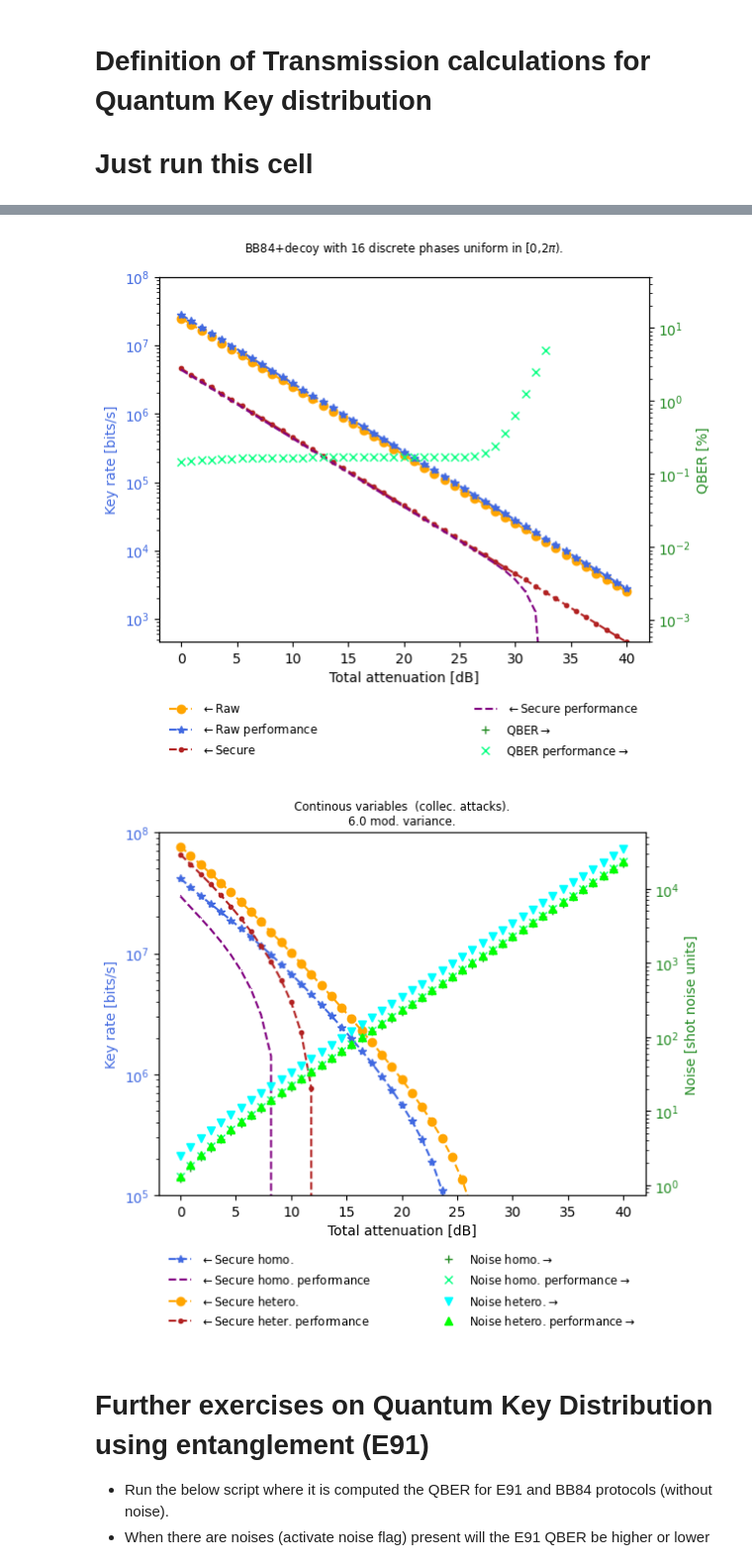
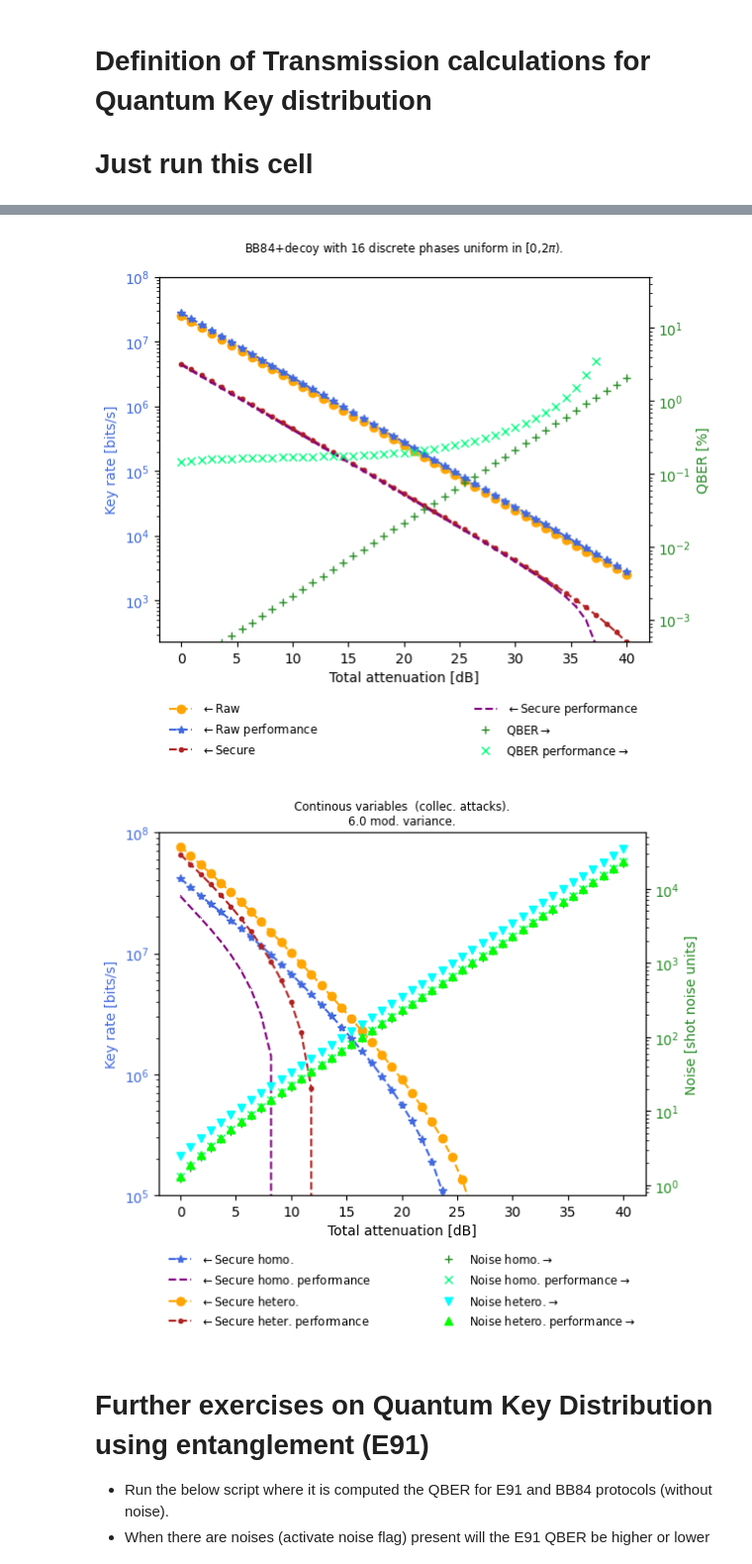
Before and after one commit to marcjofreProf/SeminarQuantumTechnologiesCybersecurity, a Jupyter notebook: SelfStudy - Session3 - KeyBuildingBlocks.ipynb, the cells around one changed output, grey strips where cells are left out. Shown at 99% size. Cells and saved outputs as stored; diff of their text form; code cells hidden in the pictures.

```diff
--- a/SelfStudy - Session3 - KeyBuildingBlocks.ipynb
+++ b/SelfStudy - Session3 - KeyBuildingBlocks.ipynb
@@ -1270,8 +1256,13 @@ AttenuationdBforDistance=np.linspace(0.0,40.0,NumberMeasurementsAlongAttenuation
 
 # Source configuration
 SourcePulseRate=100e6 # Pulses trasmitted per Alice per second
-Wavelength=1550e-9# Fiber: 1550e-9 and attdB=0.2dB/Km, Free-space: 850e-9 and attdB=0.1dB/Km # [m]
-OptPulseDuration=0.01*(1.0/SourcePulseRate)# Duration of the pulse so that the detector gatting is adjusted
+Wavelength=850e-9# Fiber: 1550e-9 and attdB=0.2dB/Km, Free-space: 850e-9 and attdB=0.1dB/Km # [m]
+OptPulseDC=0.2 # Optical pulse DC. 0.0<Optical pulse DC<=1.
+OptPulseDuration=OptPulseDC*(1.0/SourcePulseRate)# Duration of the pulse so that the detector gatting is adjusted
+
+# Detector and system performance
+alphaLink=0.1 #dB/km. 0.1: free space; 0.2 fiber
+SystemDetectorPerformanceArray[5]=alphaLink
 
 # Automatic calculations
 EnergySinglePhoton=Hplank*c0/Wavelength
@@ -1298,8 +1289,8 @@ KeyBitRateLowerBondDiscretePhase=np.zeros((int(NumberMeasurementsAlongAttenuatio
 QBERDiscretePhase=np.zeros((int(NumberMeasurementsAlongAttenuationDistance)),dtype=np.float32)
 for iIterNumberMeasurementsAlongAttenuationDistance in range(0,int(NumberMeasurementsAlongAttenuationDistance),1):
   # Detector and system performance
-  SystemDetectorPerformanceArray[0]=OptPulseDuration*1.0e-5# Y0=Detector darkcount rate per detection window time + stray light that falls in the same wavelength window. 1e-5 # Background yield: detector's dark count rate + other background contributions such as stray light from timing pulses
-  SystemDetectorPerformanceArray[4]=50e-12+AttenuationdBforDistance[iIterNumberMeasurementsAlongAttenuationDistance]*(1.0-OptPulseDuration)*100e-12# [s] # Principally from the single photon detectors. It makes qubits fall in different time slots, hence reducing the raw key rate and increasing the background yield. The lasrger the distance the more jitter introduced.
+  SystemDetectorPerformanceArray[0]=OptPulseDC*1.0e-5# Y0=Detector darkcount rate per detection window time + stray light that falls in the same wavelength window. 1e-5 # Background yield: detector's dark count rate + other background contributions such as stray light from timing pulses
+  SystemDetectorPerformanceArray[4]=50e-12+AttenuationdBforDistance[iIterNumberMeasurementsAlongAttenuationDistance]*(1.0-OptPulseDC)*100e-12# [s] # Principally from the single photon detectors. It makes qubits fall in different time slots, hence reducing the raw key rate and increasing the background yield. The lasrger the distance the more jitter introduced.
   ###############################################################################
   # BB84+decoys state Realistic performance taking into account standard variations and deviations
   [attAux,PrecisionElementsRKRDiscretePhaseAux,PrecisionElementsKeyBitRateLowerBondDiscretePhaseAux,PrecisionElementsQBERDiscretePhaseAux]=PrecisionElementsTransmissionBB84DecoyStateComputeSKRdiscretephase(SourcePulseRate,SinglePhotonSourceAttdB,DecoyStatesRates,DecoyStatesPhotPulse,AttenuationdBforDistance,ConfigurationLaserSource,ConfigurationPulseShaping,ConfigurationPhases,ConfigurationPolarizationSelection,ConfigurationSPlevelAtt,SystemDetectorPerformanceArray,DVQKDprotocol)
@@ -1360,6 +1351,7 @@ SystemDetectorPerformanceCVArray[4]=SourcePulseRate
 SystemDetectorPerformanceCVArray[6]=(SystemDetectorPerformanceCVArray[0]**2)+1e3 # Variance of quadratures without taking the local oscillators's RIN into account [V**2]
 SystemDetectorPerformanceCVArray[17]=OptPulseDuration # Pulse duration [s]
 SystemDetectorPerformanceCVArray[18]=c0/(n_fiber*Wavelength) #Optical frequency [Hz]
+SystemDetectorPerformanceCVArray[26]=0.2# Link attenuation. dB/Km. 0.1: free space; 0.2: fiber
 
 AttenuationdBforDistance=np.linspace(0.0,40.0,NumberMeasurementsAlongAttenuationDistance) # Inside, the algorithms account for some internal losses, primarly on the detector side
 
@@ -1371,34 +1363,34 @@ AttenuationdBforDistance=np.linspace(0.0,40.0,NumberMeasurementsAlongAttenuation
 dBatt=-10*np.log10(att)
 
 ## Figures
 plt.figure()
 line1,=plt.plot(dBatt,KeyBitRateLowerBondContinousVariablesHomoDyne,'royalblue',linestyle='dashed',marker='*')
 line2,=plt.plot(dBatt,PrecisionElementsKeyBitRateLowerBondContinousVariablesHomoDyne,'purple',linestyle='dashed',marker=',')
 line3,=plt.plot(dBatt,KeyBitRateLowerBondContinousVariablesHeteroDyne,'orange',linestyle='dashed',marker='o')
 line4,=plt.plot(dBatt,PrecisionElementsKeyBitRateLowerBondContinousVariablesHeteroDyne,'firebrick',linestyle='dashed',marker='.')
 #plt.legend(loc='upper center')
 #plt.xscale('log')
 plt.yscale('log')
 plt.ylim(np.max([1e5,KeyBitRateLowerBondContinousVariablesHomoDyne[-1],PrecisionElementsKeyBitRateLowerBondContinousVariablesHomoDyne[-1],KeyBitRateLowerBondContinousVariablesHeteroDyne[-1],PrecisionElementsKeyBitRateLowerBondContinousVariablesHeteroDyne[-1]]),SourcePulseRate)
 plt.xlabel('Total attenuation [dB]',color='k')
 #plt.xlabel('Distance [Km]',color='k')
 plt.ylabel('Key rate [bits/s]',color='royalblue')
 plt.tick_params(axis="y", labelcolor='royalblue')
 plt.twinx()
 line5,=plt.plot(dBatt,NoiseContinousVariablesHomodyne,'forestgreen',linestyle='None',marker='+')
 line6,=plt.plot(dBatt,PrecisionElementsNoiseContinousVariablesHomodyne,'springgreen',linestyle='None',marker='x')
 line7,=plt.plot(dBatt,NoiseContinousVariablesHeterodyne,'cyan',linestyle='None',marker='v')
 line8,=plt.plot(dBatt,PrecisionElementsNoiseContinousVariablesHeterodyne,'lime',linestyle='None',marker='^')
 plt.yscale('log')
 #plt.ylim(np.max([5e-4,np.min([100.0*NoiseContinousVariables[0],100.0*PrecisionElementsNoiseContinousVariables[0]])]),1e2)
 plt.tick_params(axis="y", labelcolor='forestgreen')
 plt.ylabel('Noise [shot noise units]', color='forestgreen')
 plt.legend((line1, line2, line3, line4, line5, line6, line7, line8), (r'$\leftarrow$'+'Secure homo.',r'$\leftarrow$'+'Secure homo. performance',r'$\leftarrow$'+'Secure hetero.',r'$\leftarrow$'+'Secure heter. performance', 'Noise homo.'+r'$\rightarrow$', 'Noise homo. performance'+r'$\rightarrow$', 'Noise hetero.'+r'$\rightarrow$', 'Noise hetero. performance'+r'$\rightarrow$'),bbox_to_anchor=(0, -0.4, 1, 0), loc="lower left", mode="expand", ncol=2,shadow = False, fancybox = False, frameon = False, fontsize='small')# 'best'
 plt.title('Continous variables  (collec. attacks).\n'+str("{:.1f}".format(SystemDetectorPerformanceCVArray[0]))+' mod. variance.', fontsize='small')
 #plt.savefig('FigTheoreticalCVSKRnoise.png', format = 'png', dpi = 600 )
 plt.show()
 # %% [output]
-[figure, old version]
+[figure, new version]
 [figure]
 # %% [markdown]
 # Further exercises on Quantum Key Distribution using entanglement (E91)
```
Also changed, not shown: parts of 2 cells of this notebook, 1 other file.
